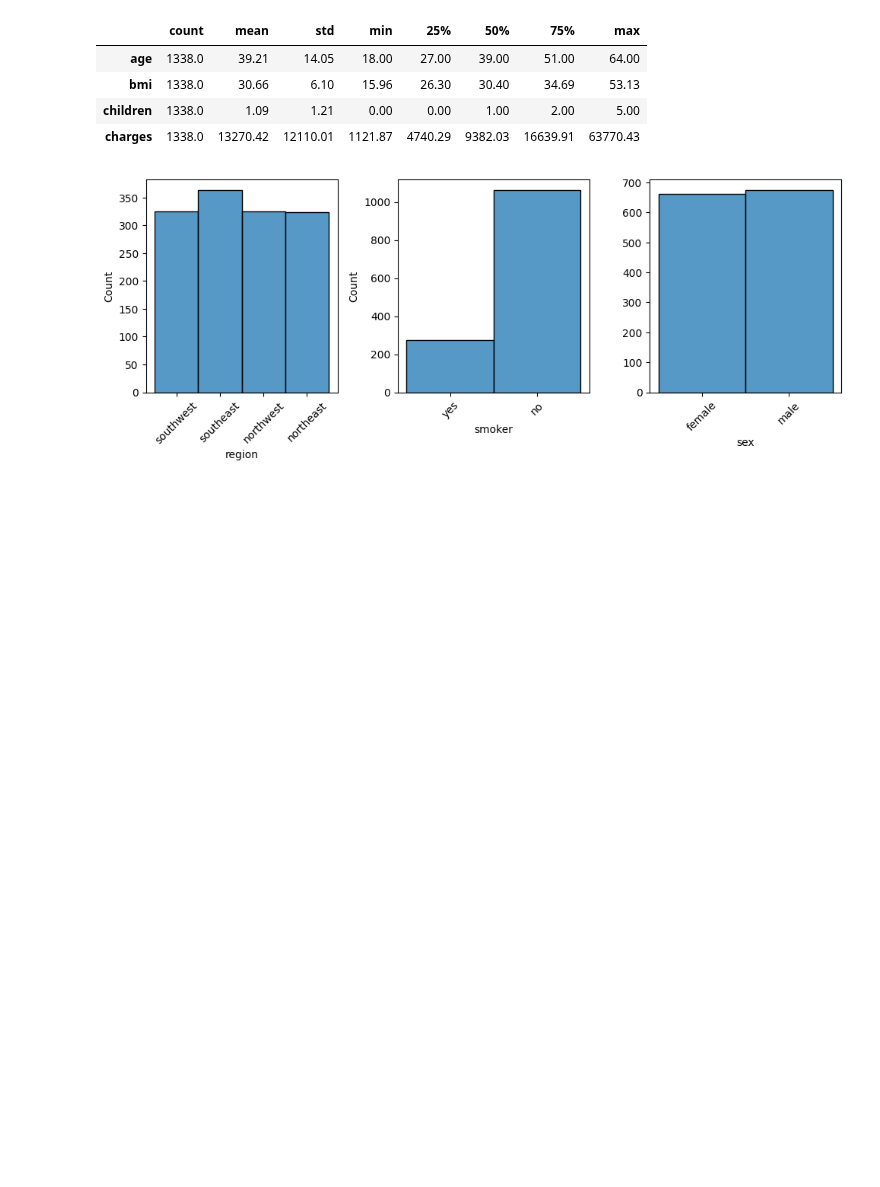
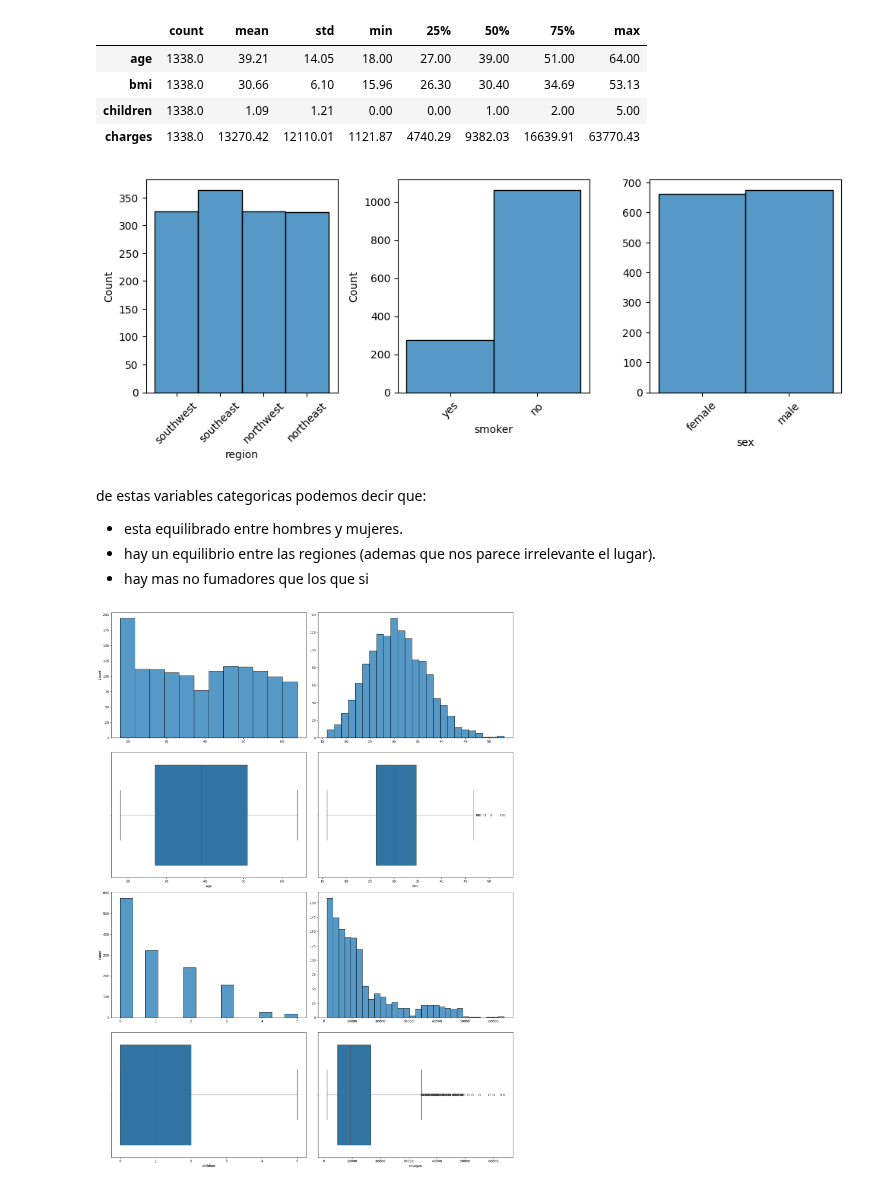
Before and after one commit to 4GeeksAcademy/GuilloMansa-MachineLearning, a Jupyter notebook: src/02-linear-regression-medical-insurance-cost.ipynb, the cells around one changed output. Drawn from its saved outputs; the diff is of its cells as text; code cells hidden in the pictures; blank space fills up the shorter version.

```diff
--- a/src/02-linear-regression-medical-insurance-cost.ipynb
+++ b/src/02-linear-regression-medical-insurance-cost.ipynb
@@ -133,3 +140,24 @@ plt.tight_layout()
 plt.show()
 # %% [output]
 [figure]
+# %% [markdown]
+de estas variables categoricas podemos decir que:
+- esta equilibrado entre hombres y mujeres.
+- hay un equilibrio entre las regiones (ademas que nos parece irrelevante el lugar).
+- hay mas no fumadores que los que si
+# %%
+fig, axis = plt.subplots(4, 2, figsize=(18, 24))
+#axis[0, 0].set_xticks(np.arange(0, 600, 100))
+sns.histplot(ax=axis[0, 0], data=df_inicio, x="age").set(xlabel=None)
+sns.boxplot(ax=axis[1, 0], data=df_inicio, x="age")
+sns.histplot(ax=axis[0, 1], data=df_inicio, x="bmi").set(xlabel=None, ylabel=None)
+sns.boxplot(ax=axis[1, 1], data=df_inicio, x="bmi")
+sns.histplot(ax=axis[2, 0], data=df_inicio, x="children").set(xlabel=None)
+sns.boxplot(ax=axis[3, 0], data=df_inicio, x="children")
+sns.histplot(ax=axis[2, 1], data=df_inicio, x="charges").set(xlabel=None, ylabel=None)
+sns.boxplot(ax=axis[3, 1], data=df_inicio, x="charges")
+
+plt.tight_layout()
+plt.show()
+# %% [output]
+[figure, added]
```
Also changed, not shown: parts of 2 cells of this notebook.
